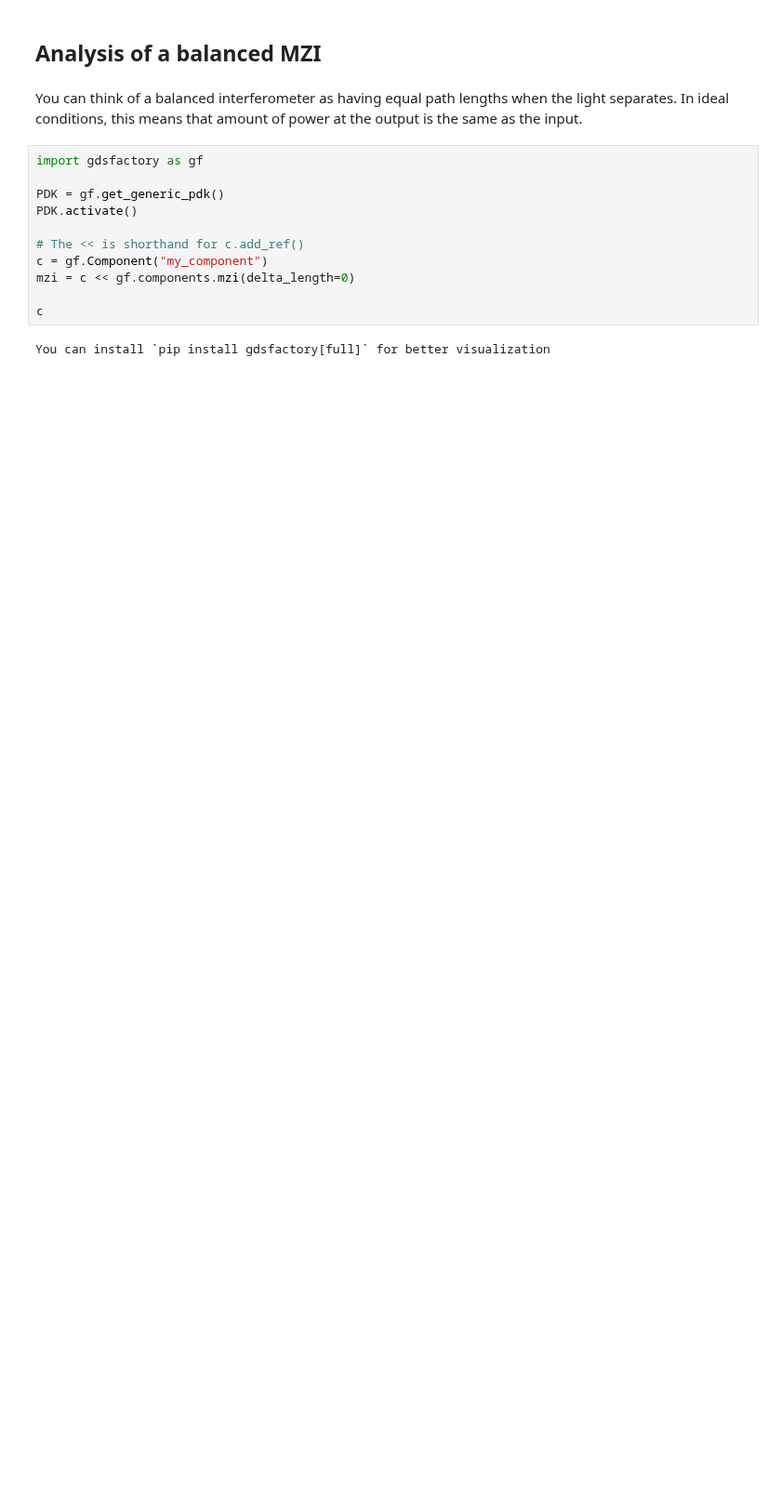
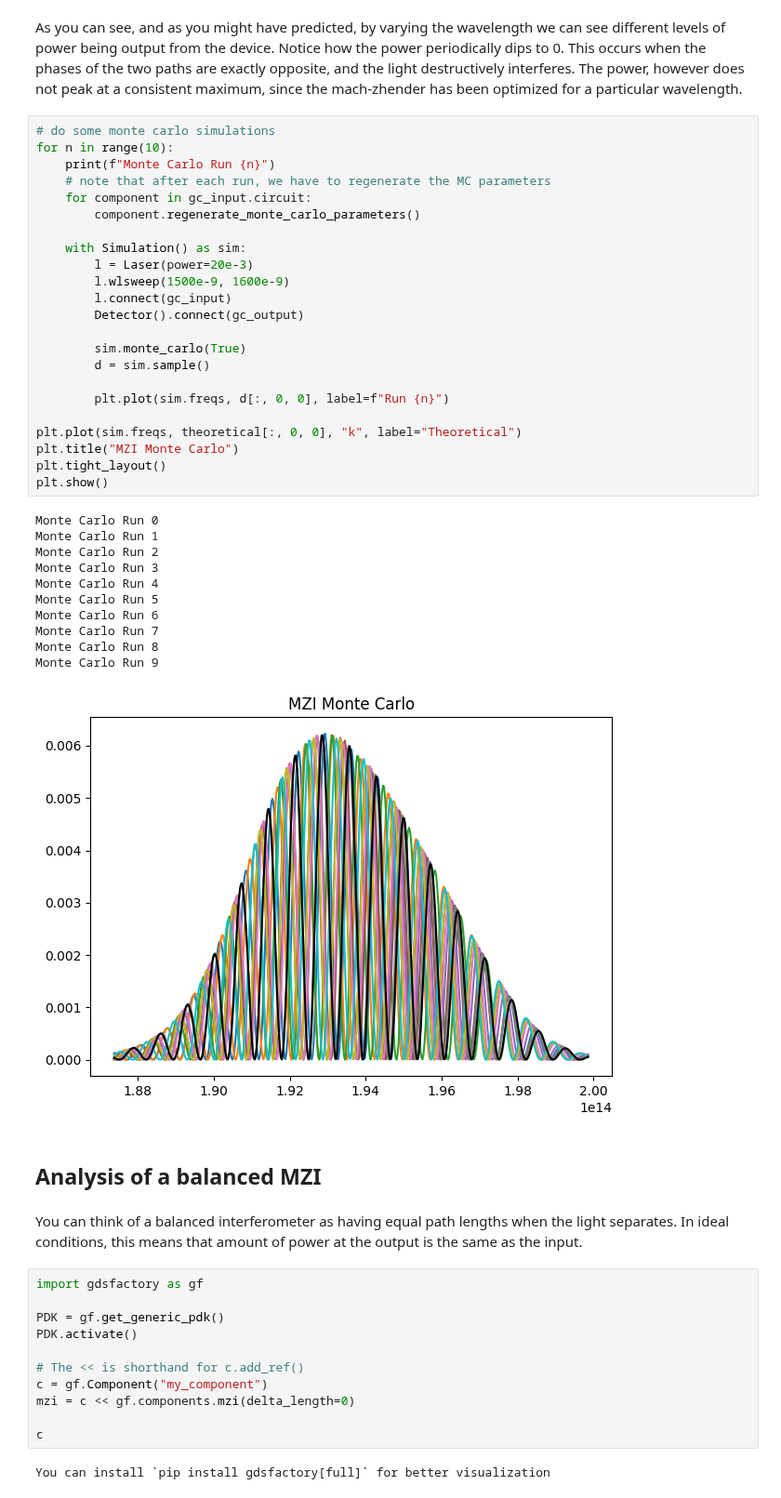
Before and after one commit to BYUCamachoLab/Photonics-Bootcamp, a Jupyter notebook: book/pages/mzi.ipynb, the cells around one changed output. Shown at 93% size. Drawn from its saved outputs; the diff is of its cells as text; blank space fills up the shorter version.

```diff
--- a/book/pages/mzi.ipynb
+++ b/book/pages/mzi.ipynb
@@ -18,3 +88,40 @@ Click [here](https://simphonyphotonics.readthedocs.io/en/stable/tutorials/mzi.ht
+# %% [markdown]
+As you can see, and as you might have predicted, by varying the wavelength we can see different levels of power being output from the device. Notice how the power periodically dips to 0. This occurs when the phases of the two paths are exactly opposite, and the light destructively interferes. The power, however does not peak at a consistent maximum, since the mach-zhender has been optimized for a particular wavelength.
+# %%
+# do some monte carlo simulations
+for n in range(10):
+    print(f"Monte Carlo Run {n}")
+    # note that after each run, we have to regenerate the MC parameters
+    for component in gc_input.circuit:
+        component.regenerate_monte_carlo_parameters()
+
+    with Simulation() as sim:
+        l = Laser(power=20e-3)
+        l.wlsweep(1500e-9, 1600e-9)
+        l.connect(gc_input)
+        Detector().connect(gc_output)
+
+        sim.monte_carlo(True)
+        d = sim.sample()
+
+        plt.plot(sim.freqs, d[:, 0, 0], label=f"Run {n}")
+
+plt.plot(sim.freqs, theoretical[:, 0, 0], "k", label="Theoretical")
+plt.title("MZI Monte Carlo")
+plt.tight_layout()
+plt.show()
+# %% [output]
+Monte Carlo Run 0
+Monte Carlo Run 1
+Monte Carlo Run 2
+Monte Carlo Run 3
+Monte Carlo Run 4
+Monte Carlo Run 5
+Monte Carlo Run 6
+Monte Carlo Run 7
+Monte Carlo Run 8
+Monte Carlo Run 9
+[figure, added]
 # %% [markdown]
 ## Analysis of a balanced MZI
 # %% [markdown]
```
Also changed, not shown: parts of 8 cells of this notebook, 1 other file.
